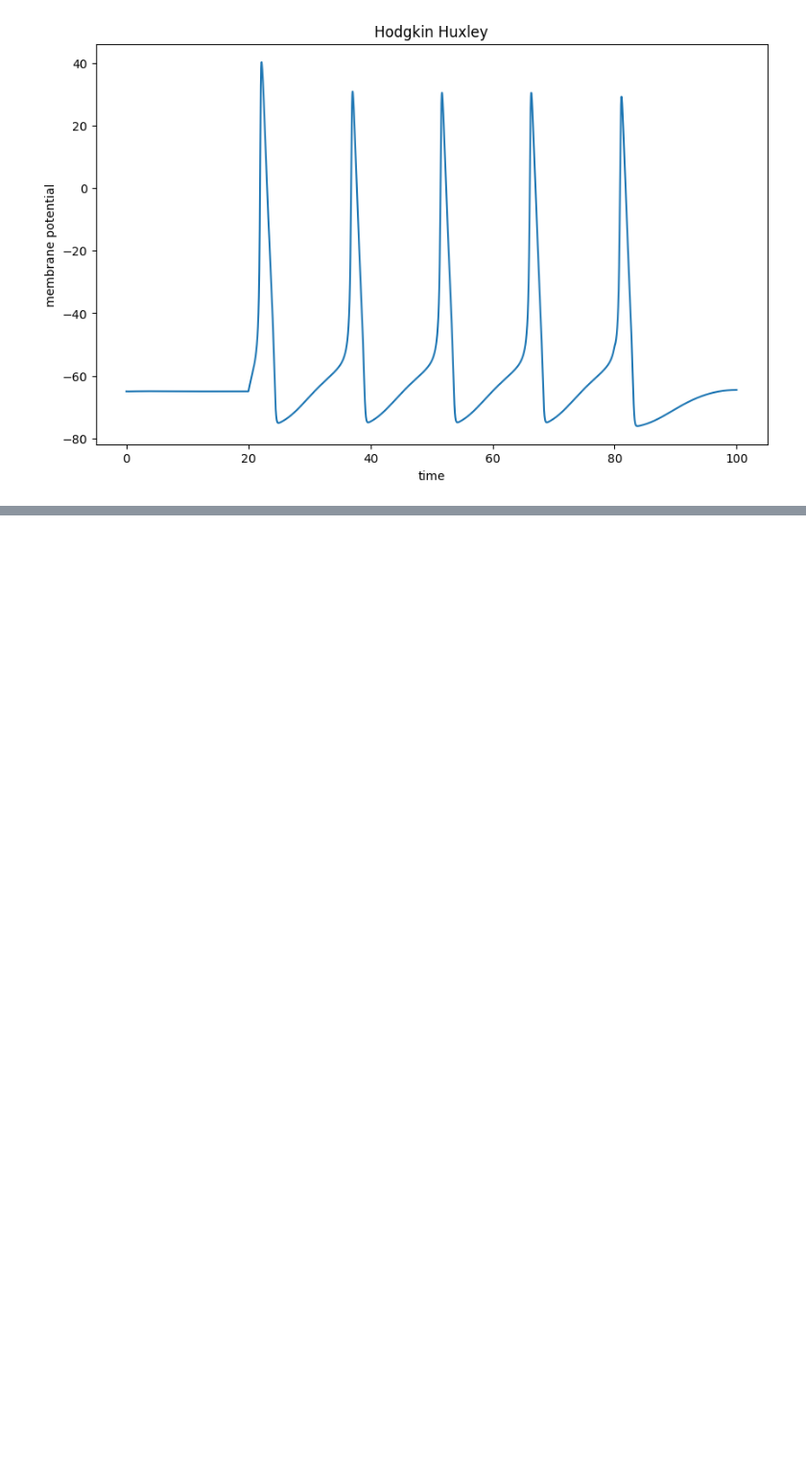
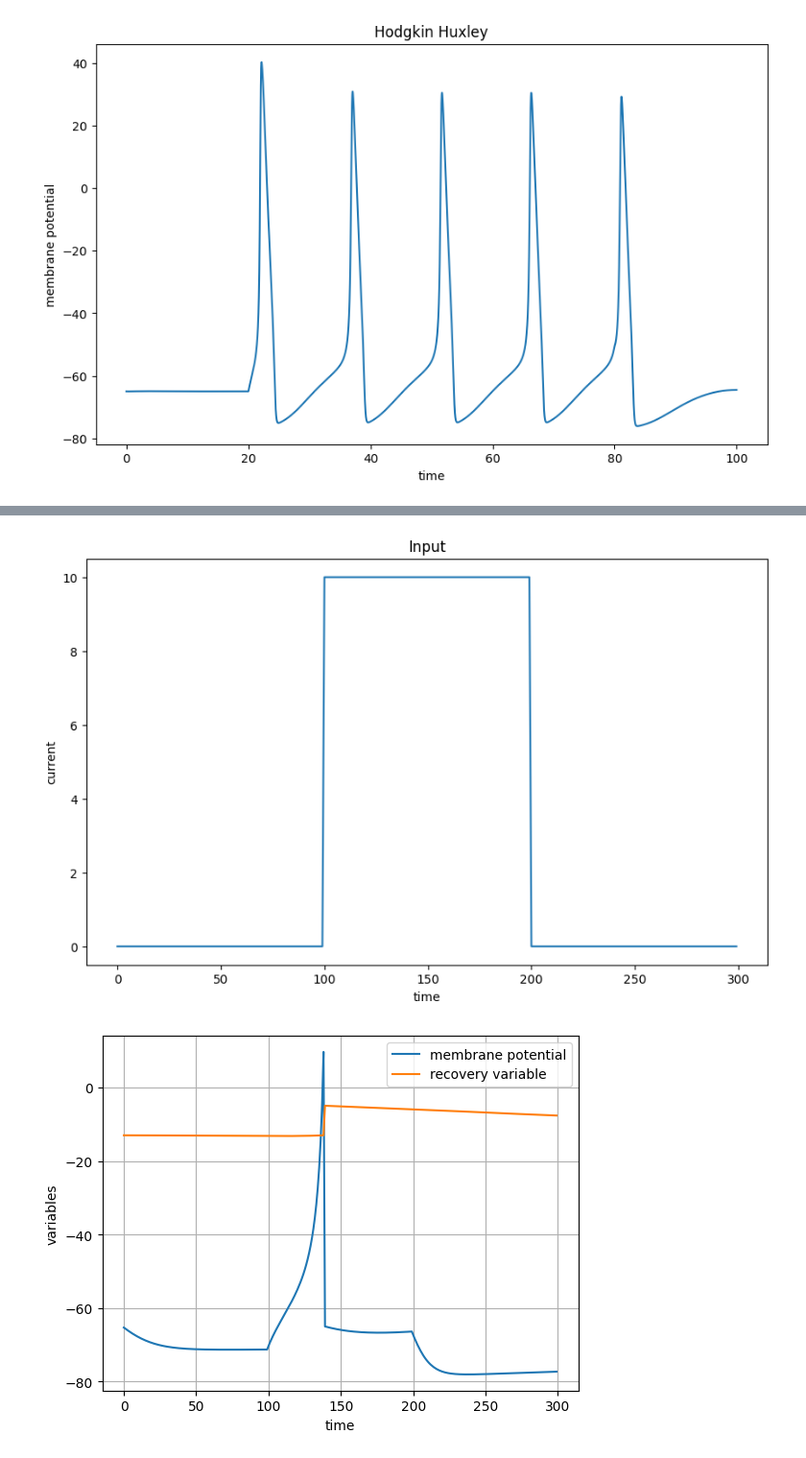
Before and after one commit to Da4kek/CNM, a Jupyter notebook: Example_usage.ipynb, the cells around one changed output, grey strips where cells are left out. Shown at 96% size. Cells and saved outputs as stored; diff of their text form; code cells hidden in the pictures; blank space fills up the shorter version.

```diff
--- a/Example_usage.ipynb
+++ b/Example_usage.ipynb
@@ -192,0 +235,12 @@ plot_spike(t,V,title="Hodgkin Huxley",xlabel="time",ylabel="membrane potential")
+# %%
+model = BIO.IKM()
+# %%
+I_val = np.concatenate([np.zeros(100), np.ones(100) * 10, np.zeros(100)])
+# %%
+v,u = model.simulate(I_val)
+# %%
+plot_spike(np.arange(len(I_val)),I_val,title="Input",xlabel="time",ylabel="current")
+plot_sep(v,u,xlegend="membrane potential",ylegend="recovery variable",xlabel='time',ylabel='variables')
+# %% [output]
+[figure, added]
+[figure, added]
```
Also changed, not shown: parts of 10 cells of this notebook, 3 other files.
